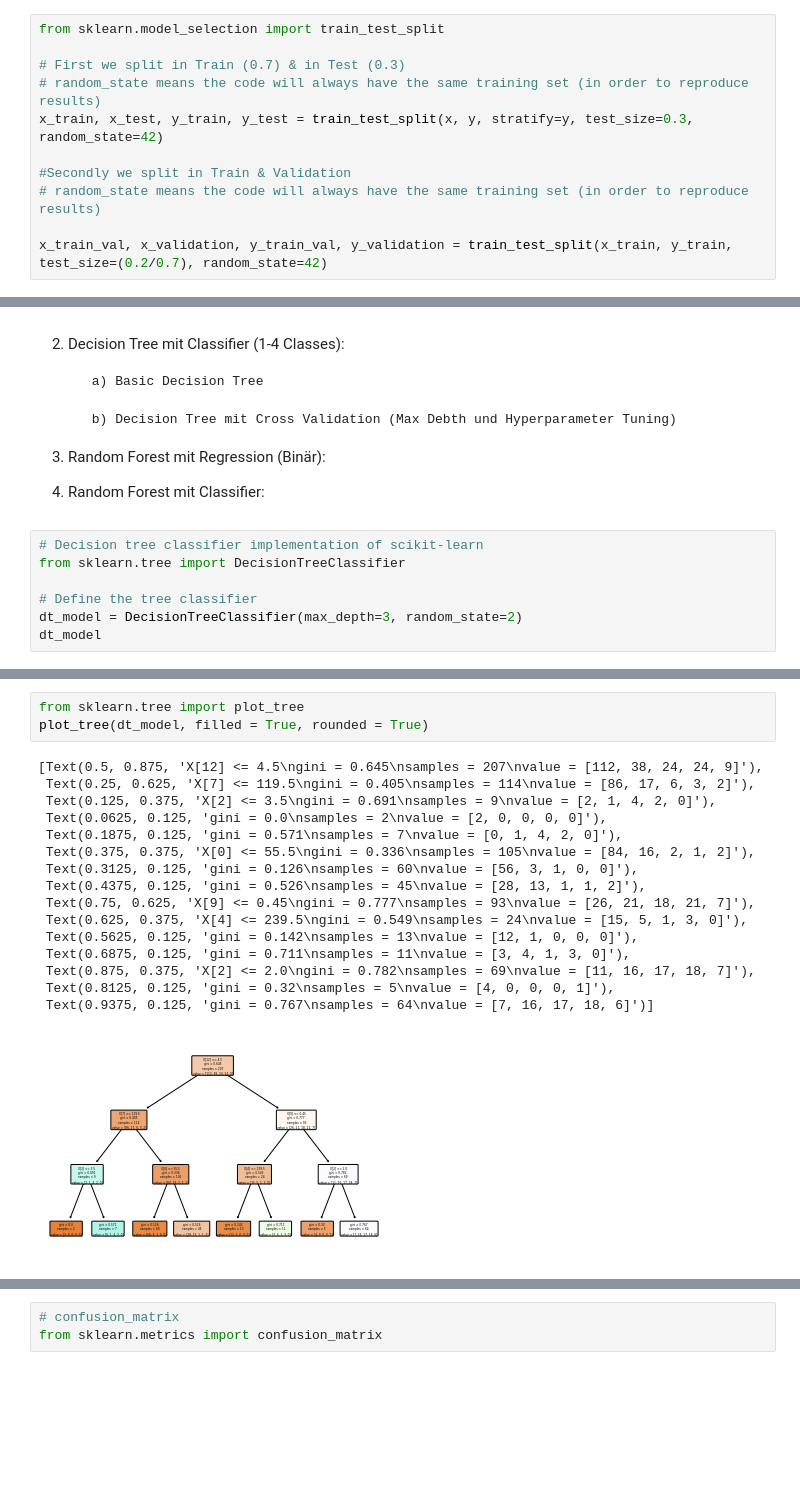
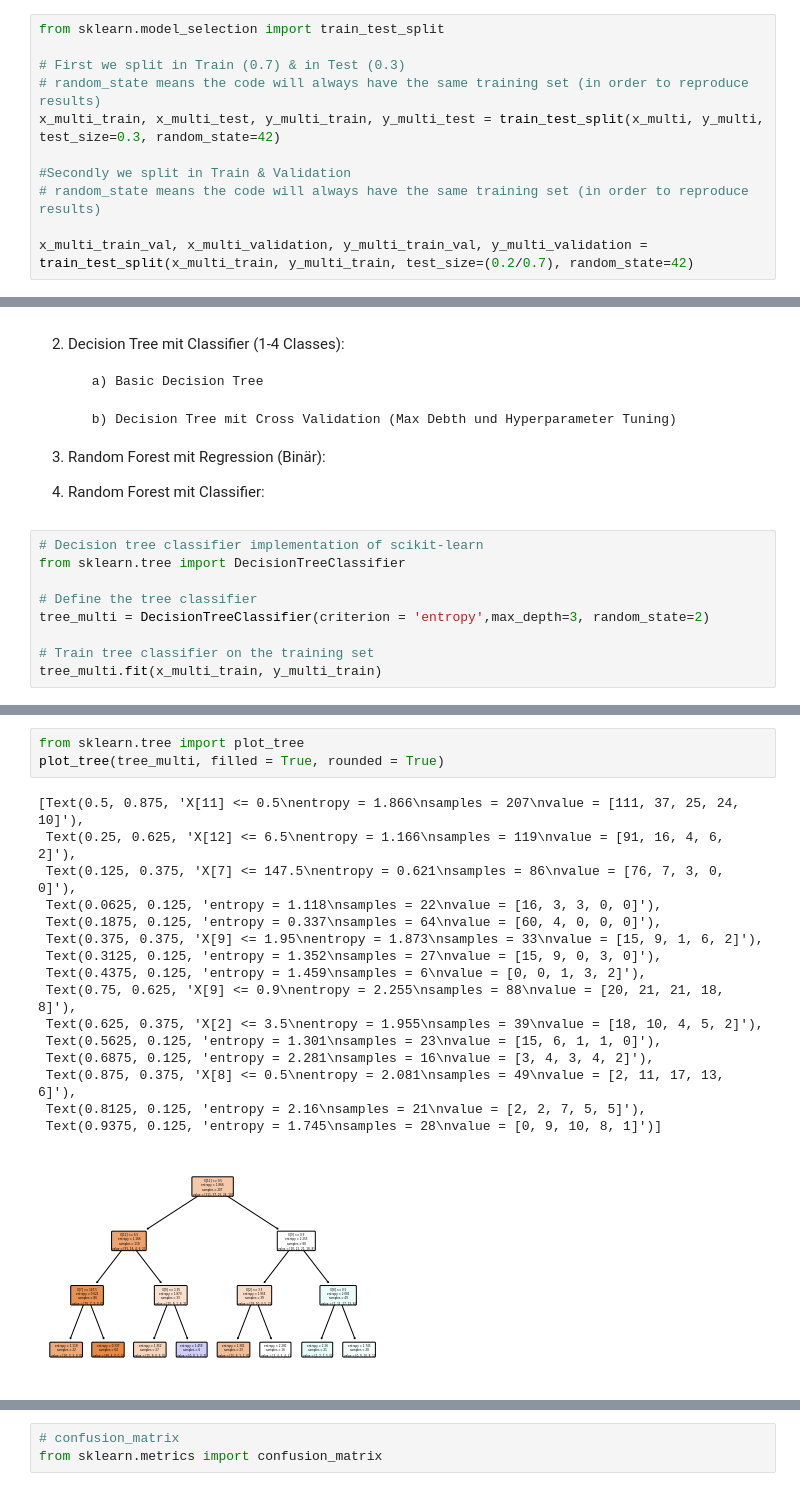
Before and after one commit to Liomat97/Machine-Learning, a Jupyter notebook: Test.ipynb, the cells around one changed output, grey strips where cells are left out. Drawn from its saved outputs; the diff is of its cells as text; blank space fills up the shorter version.

```diff
--- a/Test.ipynb
+++ b/Test.ipynb
@@ -205,11 +284,11 @@ from sklearn.model_selection import train_test_split
 
 # First we split in Train (0.7) & in Test (0.3)
 # random_state means the code will always have the same training set (in order to reproduce results)
-x_train, x_test, y_train, y_test = train_test_split(x, y, stratify=y, test_size=0.3, random_state=42)
+x_multi_train, x_multi_test, y_multi_train, y_multi_test = train_test_split(x_multi, y_multi, test_size=0.3, random_state=42)
 
 #Secondly we split in Train & Validation
 # random_state means the code will always have the same training set (in order to reproduce results)
 
-x_train_val, x_validation, y_train_val, y_validation = train_test_split(x_train, y_train, test_size=(0.2/0.7), random_state=42)
+x_multi_train_val, x_multi_validation, y_multi_train_val, y_multi_validation = train_test_split(x_multi_train, y_multi_train, test_size=(0.2/0.7), random_state=42)
 # %%
 #Quick check if the split is correct:
@@ -266,6 +375,8 @@ The shape of the Test-Dataset is      :  (90, 13)
 from sklearn.tree import DecisionTreeClassifier
 
 # Define the tree classifier
-dt_model = DecisionTreeClassifier(max_depth=3, random_state=2)
-dt_model
+tree_multi = DecisionTreeClassifier(criterion = 'entropy',max_depth=3, random_state=2)
+
+# Train tree classifier on the training set
+tree_multi.fit(x_multi_train, y_multi_train)
 # %% [output]
@@ -278,22 +390,22 @@ DecisionTreeClassifier(max_depth=3, random_state=2)
 # %%
 from sklearn.tree import plot_tree
-plot_tree(dt_model, filled = True, rounded = True)
+plot_tree(tree_multi, filled = True, rounded = True)
 # %% [output]
-[Text(0.5, 0.875, 'X[12] <= 4.5\ngini = 0.645\nsamples = 207\nvalue = [112, 38, 24, 24, 9]'),
- Text(0.25, 0.625, 'X[7] <= 119.5\ngini = 0.405\nsamples = 114\nvalue = [86, 17, 6, 3, 2]'),
- Text(0.125, 0.375, 'X[2] <= 3.5\ngini = 0.691\nsamples = 9\nvalue = [2, 1, 4, 2, 0]'),
- Text(0.0625, 0.125, 'gini = 0.0\nsamples = 2\nvalue = [2, 0, 0, 0, 0]'),
- Text(0.1875, 0.125, 'gini = 0.571\nsamples = 7\nvalue = [0, 1, 4, 2, 0]'),
- Text(0.375, 0.375, 'X[0] <= 55.5\ngini = 0.336\nsamples = 105\nvalue = [84, 16, 2, 1, 2]'),
- Text(0.3125, 0.125, 'gini = 0.126\nsamples = 60\nvalue = [56, 3, 1, 0, 0]'),
- Text(0.4375, 0.125, 'gini = 0.526\nsamples = 45\nvalue = [28, 13, 1, 1, 2]'),
- Text(0.75, 0.625, 'X[9] <= 0.45\ngini = 0.777\nsamples = 93\nvalue = [26, 21, 18, 21, 7]'),
- Text(0.625, 0.375, 'X[4] <= 239.5\ngini = 0.549\nsamples = 24\nvalue = [15, 5, 1, 3, 0]'),
- Text(0.5625, 0.125, 'gini = 0.142\nsamples = 13\nvalue = [12, 1, 0, 0, 0]'),
- Text(0.6875, 0.125, 'gini = 0.711\nsamples = 11\nvalue = [3, 4, 1, 3, 0]'),
- Text(0.875, 0.375, 'X[2] <= 2.0\ngini = 0.782\nsamples = 69\nvalue = [11, 16, 17, 18, 7]'),
- Text(0.8125, 0.125, 'gini = 0.32\nsamples = 5\nvalue = [4, 0, 0, 0, 1]'),
- Text(0.9375, 0.125, 'gini = 0.767\nsamples = 64\nvalue = [7, 16, 17, 18, 6]')]
+[Text(0.5, 0.875, 'X[11] <= 0.5\nentropy = 1.866\nsamples = 207\nvalue = [111, 37, 25, 24, 10]'),
+ Text(0.25, 0.625, 'X[12] <= 6.5\nentropy = 1.166\nsamples = 119\nvalue = [91, 16, 4, 6, 2]'),
+ Text(0.125, 0.375, 'X[7] <= 147.5\nentropy = 0.621\nsamples = 86\nvalue = [76, 7, 3, 0, 0]'),
+ Text(0.0625, 0.125, 'entropy = 1.118\nsamples = 22\nvalue = [16, 3, 3, 0, 0]'),
+ Text(0.1875, 0.125, 'entropy = 0.337\nsamples = 64\nvalue = [60, 4, 0, 0, 0]'),
+ Text(0.375, 0.375, 'X[9] <= 1.95\nentropy = 1.873\nsamples = 33\nvalue = [15, 9, 1, 6, 2]'),
+ Text(0.3125, 0.125, 'entropy = 1.352\nsamples = 27\nvalue = [15, 9, 0, 3, 0]'),
+ Text(0.4375, 0.125, 'entropy = 1.459\nsamples = 6\nvalue = [0, 0, 1, 3, 2]'),
+ Text(0.75, 0.625, 'X[9] <= 0.9\nentropy = 2.255\nsamples = 88\nvalue = [20, 21, 21, 18, 8]'),
+ Text(0.625, 0.375, 'X[2] <= 3.5\nentropy = 1.955\nsamples = 39\nvalue = [18, 10, 4, 5, 2]'),
+ Text(0.5625, 0.125, 'entropy = 1.301\nsamples = 23\nvalue = [15, 6, 1, 1, 0]'),
+ Text(0.6875, 0.125, 'entropy = 2.281\nsamples = 16\nvalue = [3, 4, 3, 4, 2]'),
+ Text(0.875, 0.375, 'X[8] <= 0.5\nentropy = 2.081\nsamples = 49\nvalue = [2, 11, 17, 13, 6]'),
+ Text(0.8125, 0.125, 'entropy = 2.16\nsamples = 21\nvalue = [2, 2, 7, 5, 5]'),
+ Text(0.9375, 0.125, 'entropy = 1.745\nsamples = 28\nvalue = [0, 9, 10, 8, 1]')]
-[figure, old version]
+[figure, new version]
 # %%
 # In-sample score
```
Also changed, not shown: parts of 27 cells of this notebook.
